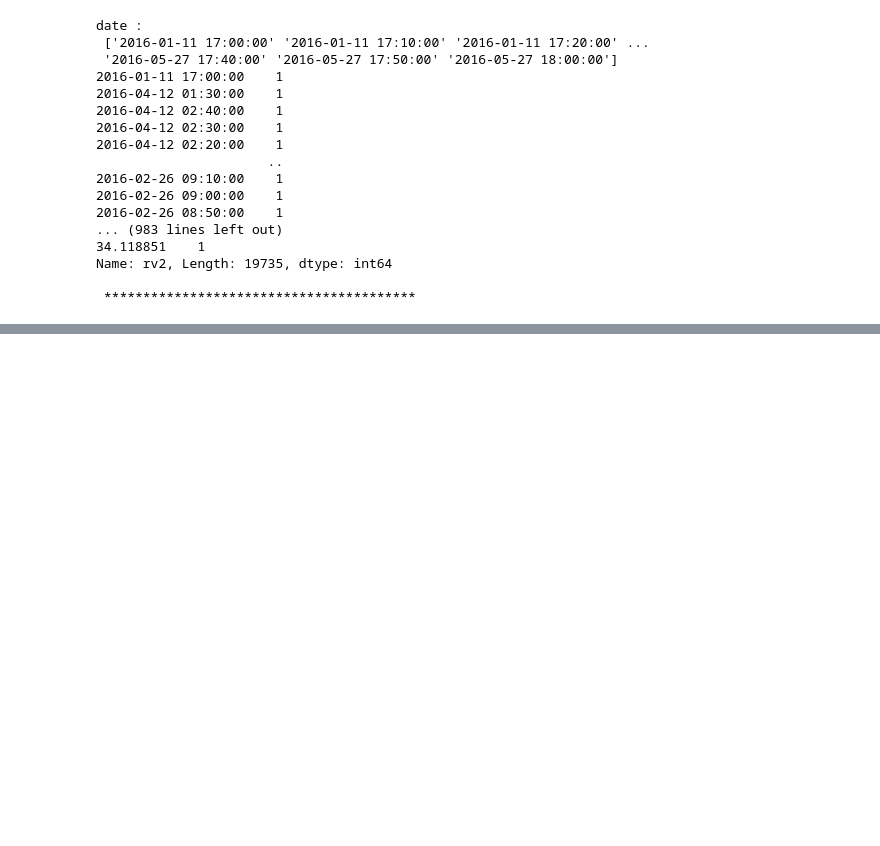
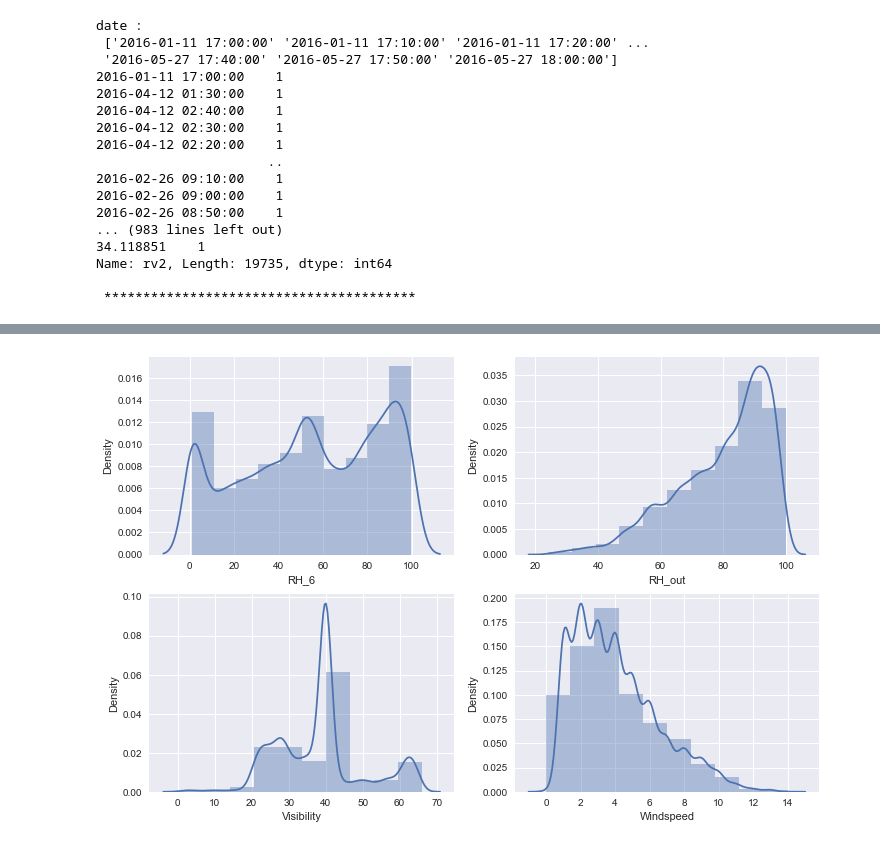
Before and after one commit to abideen-olawuwo/energyconsumption, a Jupyter notebook: Energy Consumption.ipynb, the cells around one changed output, grey strips where cells are left out. Saved outputs shown, nothing was run; the diff lists cells and outputs as text; code cells hidden in the pictures; blank space fills up the shorter version.

```diff
--- a/Energy Consumption.ipynb
+++ b/Energy Consumption.ipynb
@@ -46,0 +142,9 @@ Name: rv2, Length: 19735, dtype: int64
+# %%
+# focussed displots for RH_6 , RH_out , Visibility , Windspeed due to irregular distribution
+f, ax = plt.subplots(2,2,figsize=(12,8))
+vis1 = sns.distplot(df["RH_6"],bins=10, ax= ax[0][0])
+vis2 = sns.distplot(df["RH_out"],bins=10, ax=ax[0][1])
+vis3 = sns.distplot(df["Visibility"],bins=10, ax=ax[1][0])
+vis4 = sns.distplot(df["Windspeed"],bins=10, ax=ax[1][1])
+# %% [output]
+[figure, added]
```
Also changed, not shown: parts of 11 cells of this notebook.
